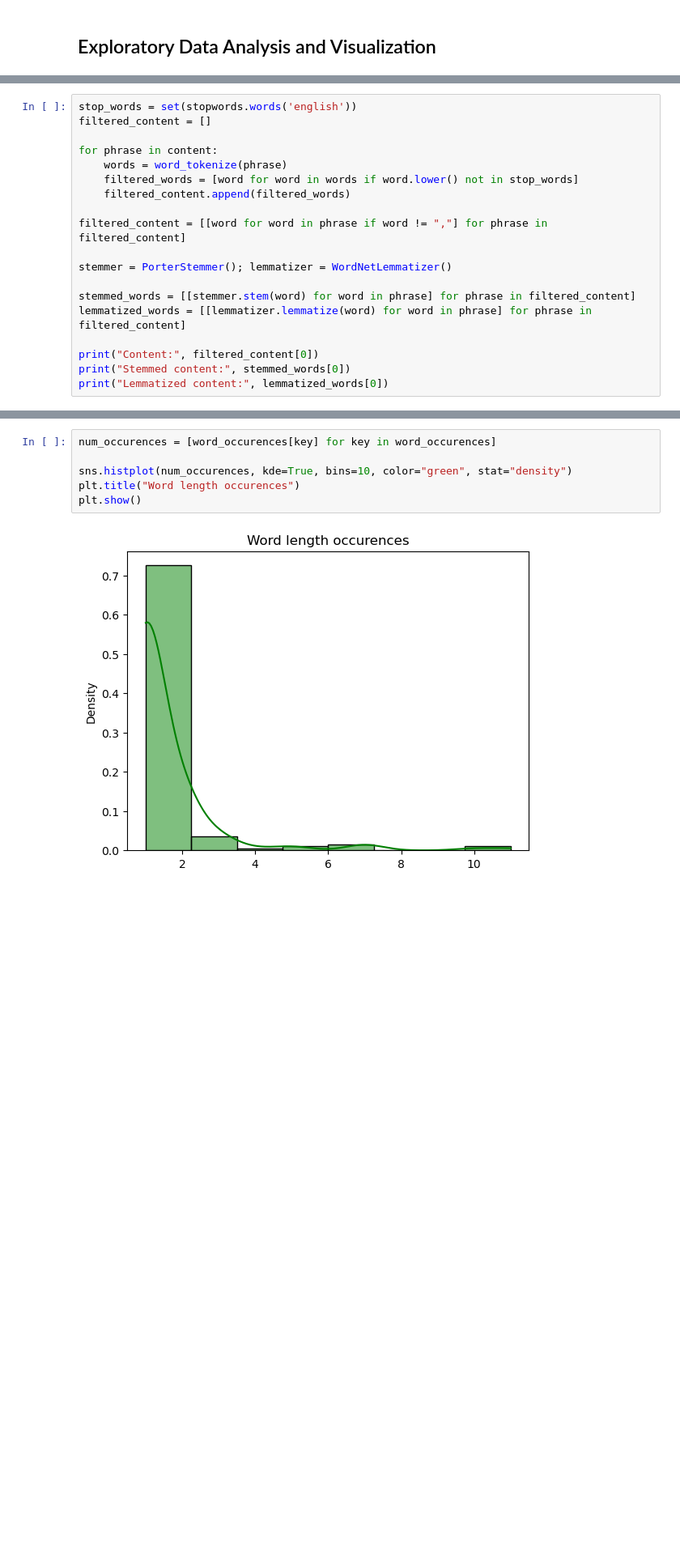
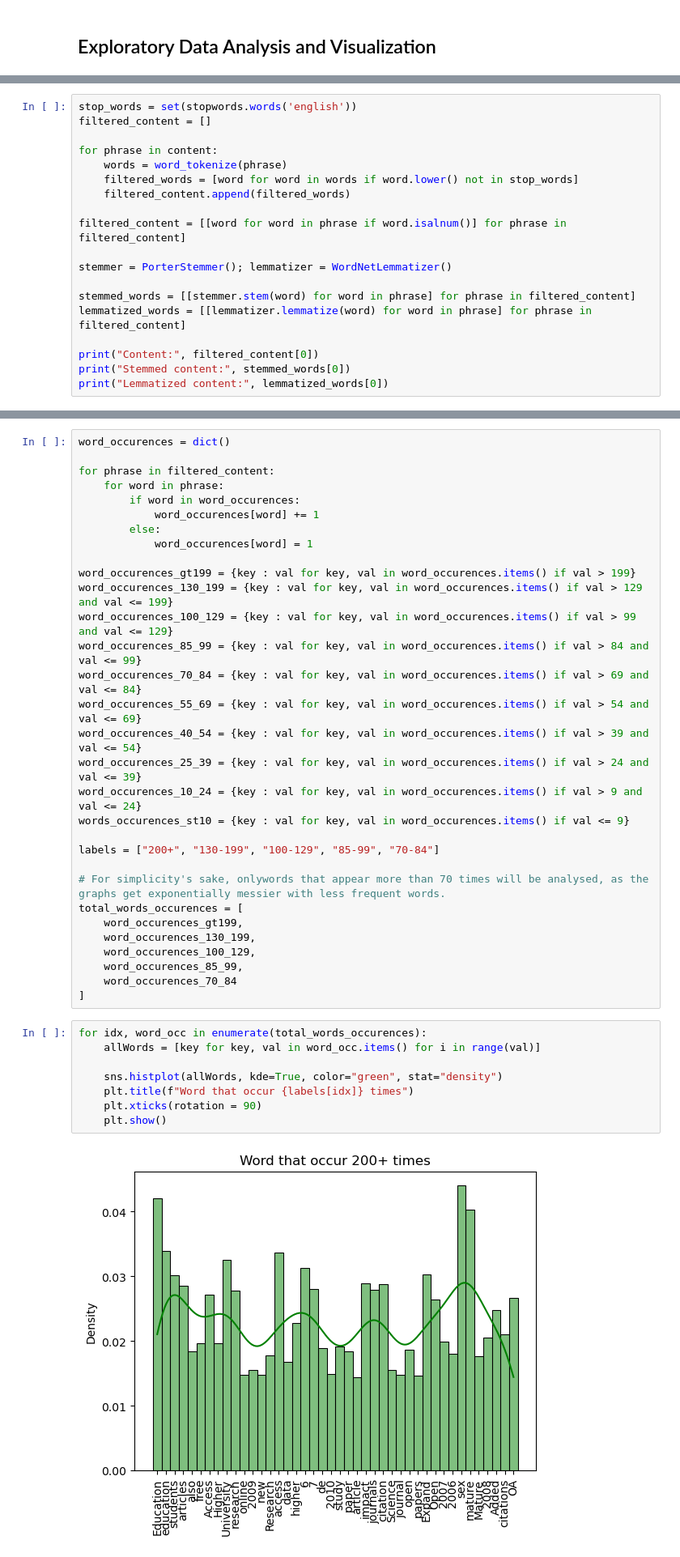
Before and after one commit to pms-mendes/FCD, a Jupyter notebook: ap.ipynb, the cells around one changed output, grey strips where cells are left out. Shown at 81% size. Cells and saved outputs as stored; diff of their text form; blank space fills up the shorter version.

```diff
--- a/ap.ipynb
+++ b/ap.ipynb
@@ -571,7 +568,7 @@ for phrase in content:
     filtered_words = [word for word in words if word.lower() not in stop_words]
     filtered_content.append(filtered_words)
 
-filtered_content = [[word for word in phrase if word != ","] for phrase in filtered_content]
+filtered_content = [[word for word in phrase if word.isalnum()] for phrase in filtered_content]
 
 stemmer = PorterStemmer(); lemmatizer = WordNetLemmatizer()
 
@@ -625,8 +585,41 @@ word_occurences
+# %%
+word_occurences = dict()
+
+for phrase in filtered_content:
+    for word in phrase:
+        if word in word_occurences:
+            word_occurences[word] += 1
+        else:
+            word_occurences[word] = 1
+
+word_occurences_gt199 = {key : val for key, val in word_occurences.items() if val > 199}
+word_occurences_130_199 = {key : val for key, val in word_occurences.items() if val > 129 and val <= 199}
+word_occurences_100_129 = {key : val for key, val in word_occurences.items() if val > 99 and val <= 129}
+word_occurences_85_99 = {key : val for key, val in word_occurences.items() if val > 84 and val <= 99}
+word_occurences_70_84 = {key : val for key, val in word_occurences.items() if val > 69 and val <= 84}
+word_occurences_55_69 = {key : val for key, val in word_occurences.items() if val > 54 and val <= 69}
+word_occurences_40_54 = {key : val for key, val in word_occurences.items() if val > 39 and val <= 54}
+word_occurences_25_39 = {key : val for key, val in word_occurences.items() if val > 24 and val <= 39}
+word_occurences_10_24 = {key : val for key, val in word_occurences.items() if val > 9 and val <= 24}
+words_occurences_st10 = {key : val for key, val in word_occurences.items() if val <= 9}
+
+labels = ["200+", "130-199", "100-129", "85-99", "70-84"]
+
+# For simplicity's sake, onlywords that appear more than 70 times will be analysed, as the graphs get exponentially messier with less frequent words.
+total_words_occurences = [
+    word_occurences_gt199,
+    word_occurences_130_199,
+    word_occurences_100_129,
+    word_occurences_85_99,
+    word_occurences_70_84
+]
 # %%
-num_occurences = [word_occurences[key] for key in word_occurences]
+for idx, word_occ in enumerate(total_words_occurences):
+    allWords = [key for key, val in word_occ.items() for i in range(val)]
 
-sns.histplot(num_occurences, kde=True, bins=10, color="green", stat="density")
-plt.title("Word length occurences")
-plt.show()
+    sns.histplot(allWords, kde=True, color="green", stat="density")
+    plt.title(f"Word that occur {labels[idx]} times")
+    plt.xticks(rotation = 90)
+    plt.show()
 # %% [output]
-[figure, old version]
+[figure, new version]
```
Also changed, not shown: parts of 18 cells of this notebook.
